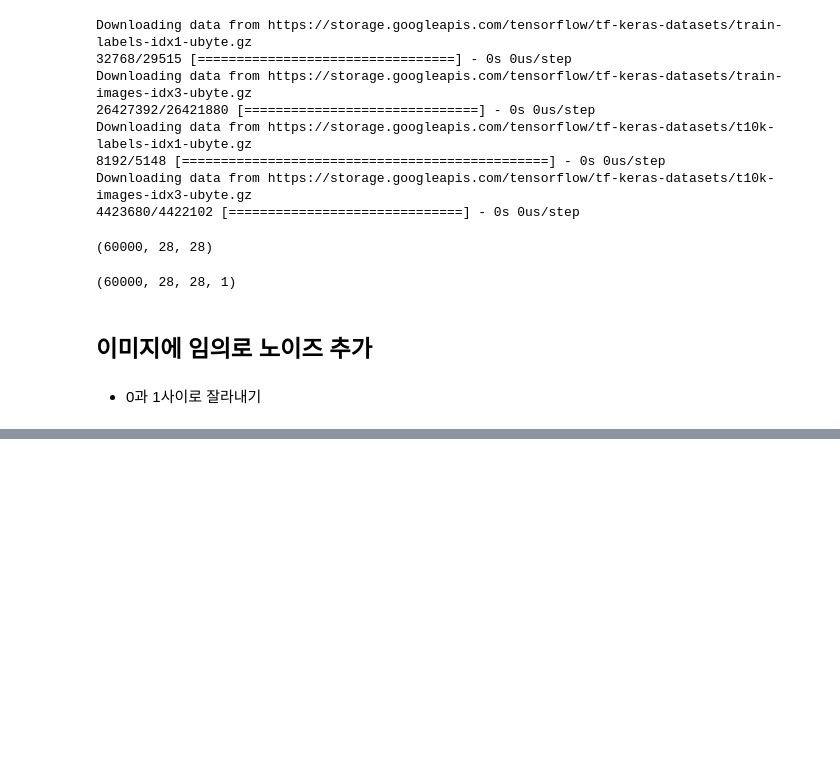
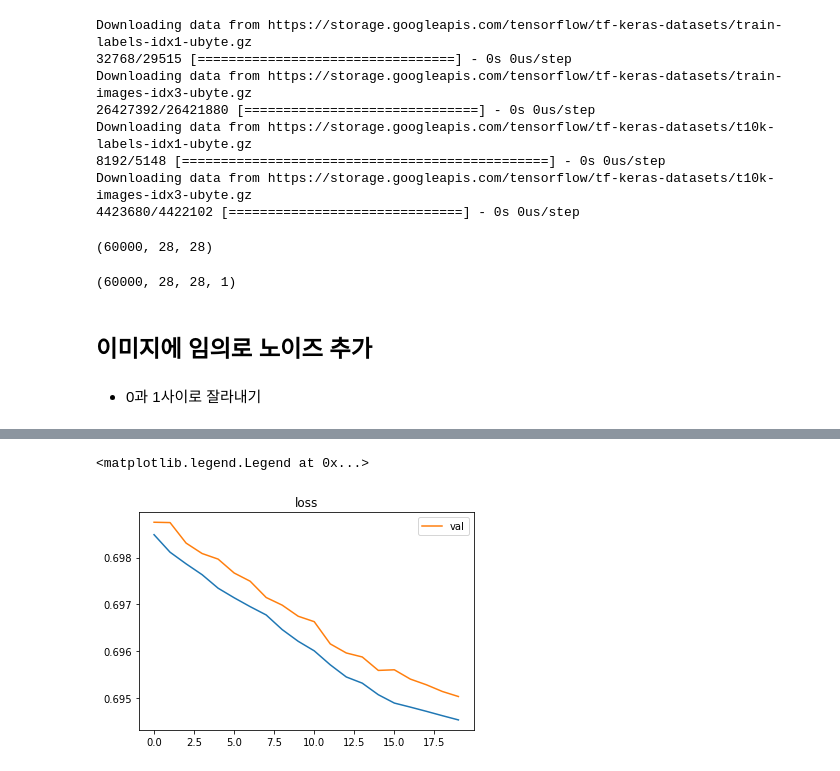
Before and after one commit to PingPingE/Deeplearning_with_Keras, a Jupyter notebook: day11.ipynb, the cells around one changed output, grey strips where cells are left out. Saved outputs shown, nothing was run; the diff lists cells and outputs as text; code cells hidden in the pictures; blank space fills up the shorter version.

```diff
--- a/day11.ipynb
+++ b/day11.ipynb
@@ -190,0 +354,5 @@ for i in range(10):
+# %%
+auto_incoder.compile(optimizer ='adam',loss='mse')
+#정상데이터 학습
+history = auto_incoder.fit( normal_train_data, normal_train_data,
+                           epochs=20, validation_data = (normal_test_data, normal_test_data), shuffle=True )
@@ -190,0 +377,8 @@ for i in range(10):
+# %%
+plt.title('loss')
+plt.plot(history.history['loss'])
+plt.plot(history.history['val_loss'],label='val')
+plt.legend()
+# %% [output]
+<matplotlib.legend.Legend at 0x...>
+[figure, added]
```
Also changed, not shown: parts of 38 cells of this notebook.
